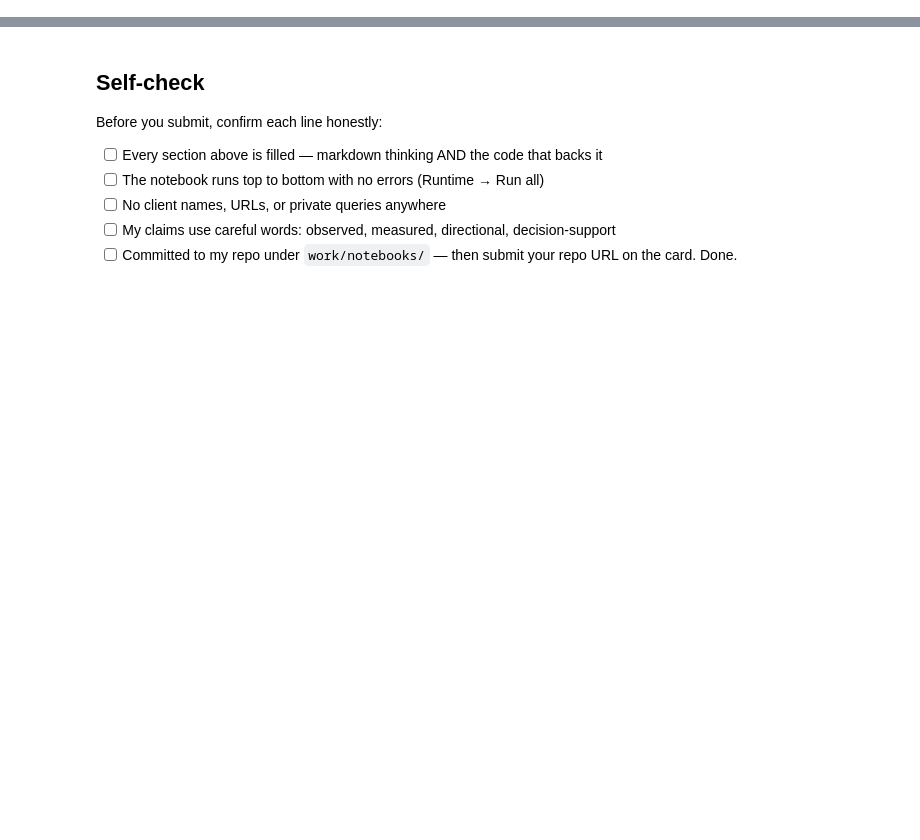
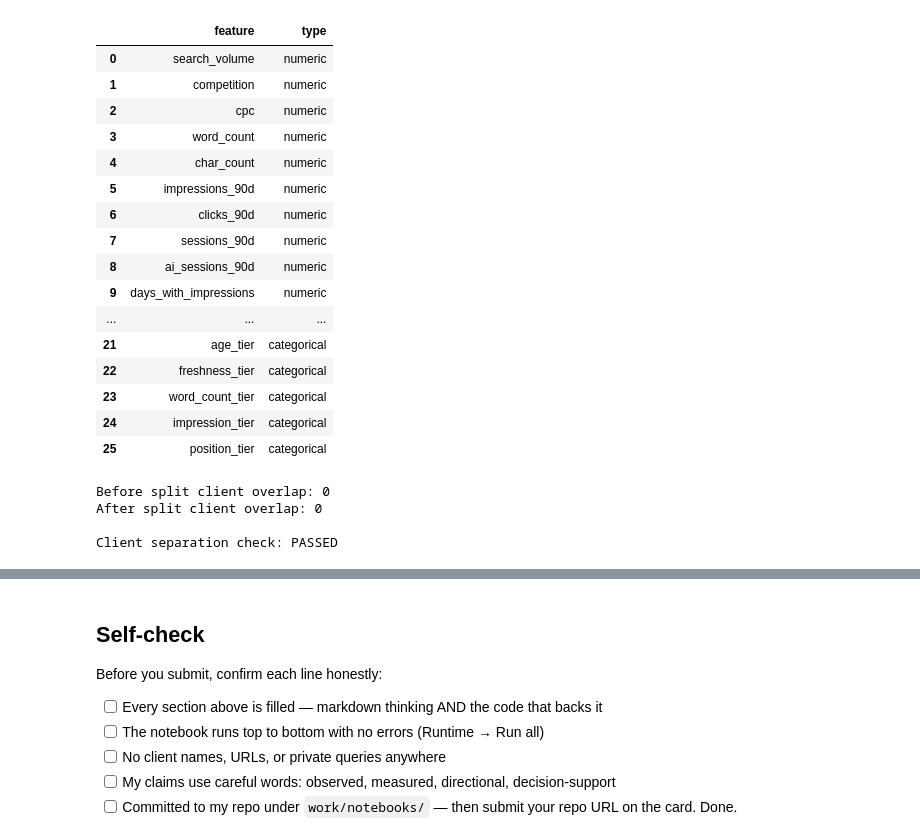
Before and after one commit to mbinaqeel-analyst/flyrank-ml-internship, a Jupyter notebook: work/notebooks/w06_validation_audit.ipynb, the cells around one changed output, grey strips where cells are left out. Cells and saved outputs as stored; diff of their text form; code cells hidden in the pictures; blank space fills up the shorter version.

```diff
--- a/work/notebooks/w06_validation_audit.ipynb
+++ b/work/notebooks/w06_validation_audit.ipynb
@@ -36,0 +1137,67 @@ This skeleton is yours to fill. Work the sections **in order** — each one has
+# %%
+# ============================================================
+# 3. Inspect the final feature set
+# ============================================================
+
+feature_audit = pd.DataFrame({
+    "feature": all_features,
+    "type": [
+        "numeric" if col in numeric_features
+        else "categorical"
+        for col in all_features
+    ]
+})
+
+display(feature_audit)
+# %% [output]
+|  | feature | type |
+| 0 | search_volume | numeric |
+| 1 | competition | numeric |
+| 2 | cpc | numeric |
+| 3 | word_count | numeric |
+| 4 | char_count | numeric |
+| 5 | impressions_90d | numeric |
+| 6 | clicks_90d | numeric |
+| 7 | sessions_90d | numeric |
+| 8 | ai_sessions_90d | numeric |
+| 9 | days_with_impressions | numeric |
+| ... | ... | ... |
+| 21 | age_tier | categorical |
+| 22 | freshness_tier | categorical |
+| 23 | word_count_tier | categorical |
+| 24 | impression_tier | categorical |
+| 25 | position_tier | categorical |
+# %%
+# ============================================================
+# 4. VALIDATION GROUP OVERLAP CHECK
+# ============================================================
+
+before_overlap = (
+    set(groups_train_before)
+    &
+    set(groups_test_before)
+)
+
+after_overlap = (
+    set(groups_train_after)
+    &
+    set(groups_test_after)
+)
+
+print("Before split client overlap:", len(before_overlap))
+print("After split client overlap:", len(after_overlap))
+
+assert len(before_overlap) == 0, (
+    "LEAKAGE: clients overlap between before train and test sets."
+)
+
+assert len(after_overlap) == 0, (
+    "LEAKAGE: clients overlap between after train and test sets."
+)
+
+print("\nClient separation check: PASSED")
+# %% [output]
+Before split client overlap: 0
+After split client overlap: 0
+
+Client separation check: PASSED
```
Also changed, not shown: parts of 28 cells of this notebook.
